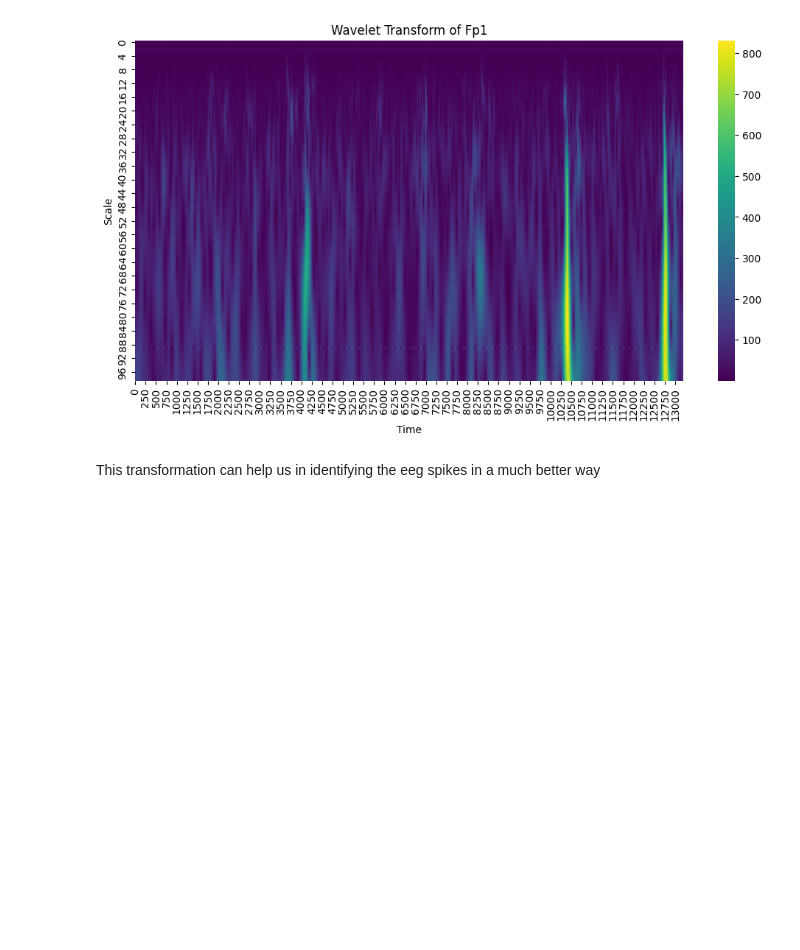
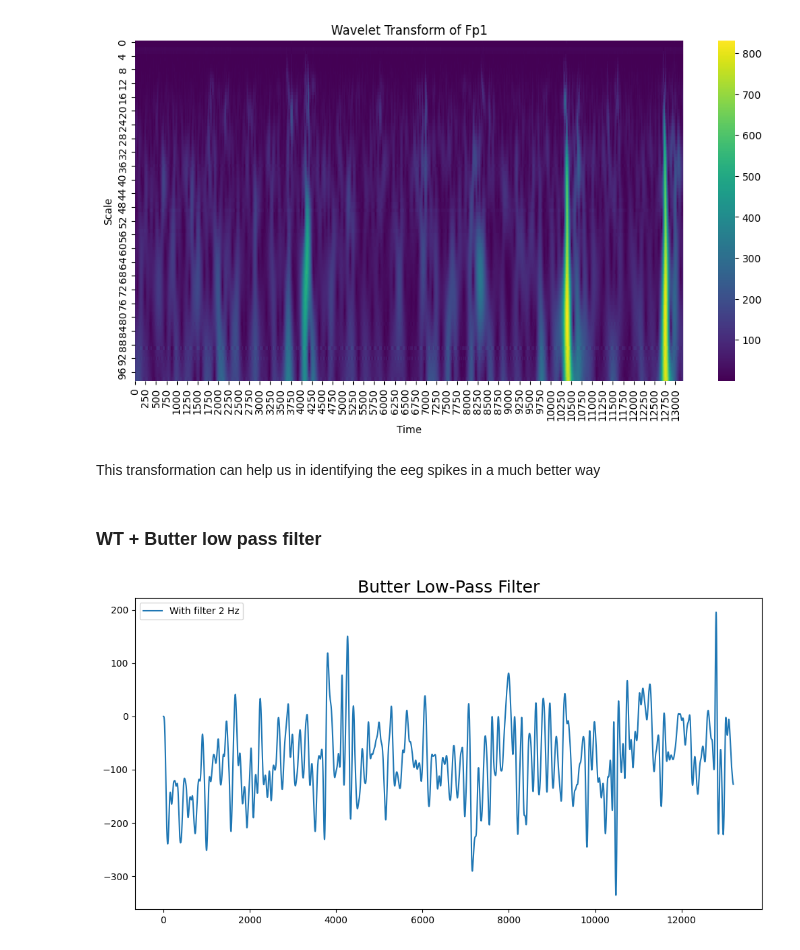
Before and after one commit to cwwelch/brain-waves-classification, a Jupyter notebook: doc.ipynb, the cells around one changed output. Drawn from its saved outputs; the diff is of its cells as text; code cells hidden in the pictures; blank space fills up the shorter version.

```diff
--- a/doc.ipynb
+++ b/doc.ipynb
@@ -198,3 +201,18 @@ plt.show()
 [figure]
 # %% [markdown]
 This transformation can help us in identifying the eeg spikes in a much better way
+# %% [markdown]
+### WT + Butter low pass filter
+# %%
+import filters
+
+FREQS = 2
+filtered_signals = filters.butter_lowpass_filter(df1.Fp1.values, cutoff_freq=FREQS)
+plt.figure(figsize=(12,6))
+plt.plot(range(13_200), filtered_signals, label=f'With filter {FREQS} Hz')
+
+plt.legend()
+plt.title('Butter Low-Pass Filter', size=18)
+plt.show()
+# %% [output]
+[figure, added]
```
Also changed, not shown: parts of 3 cells of this notebook, 1 other file.
